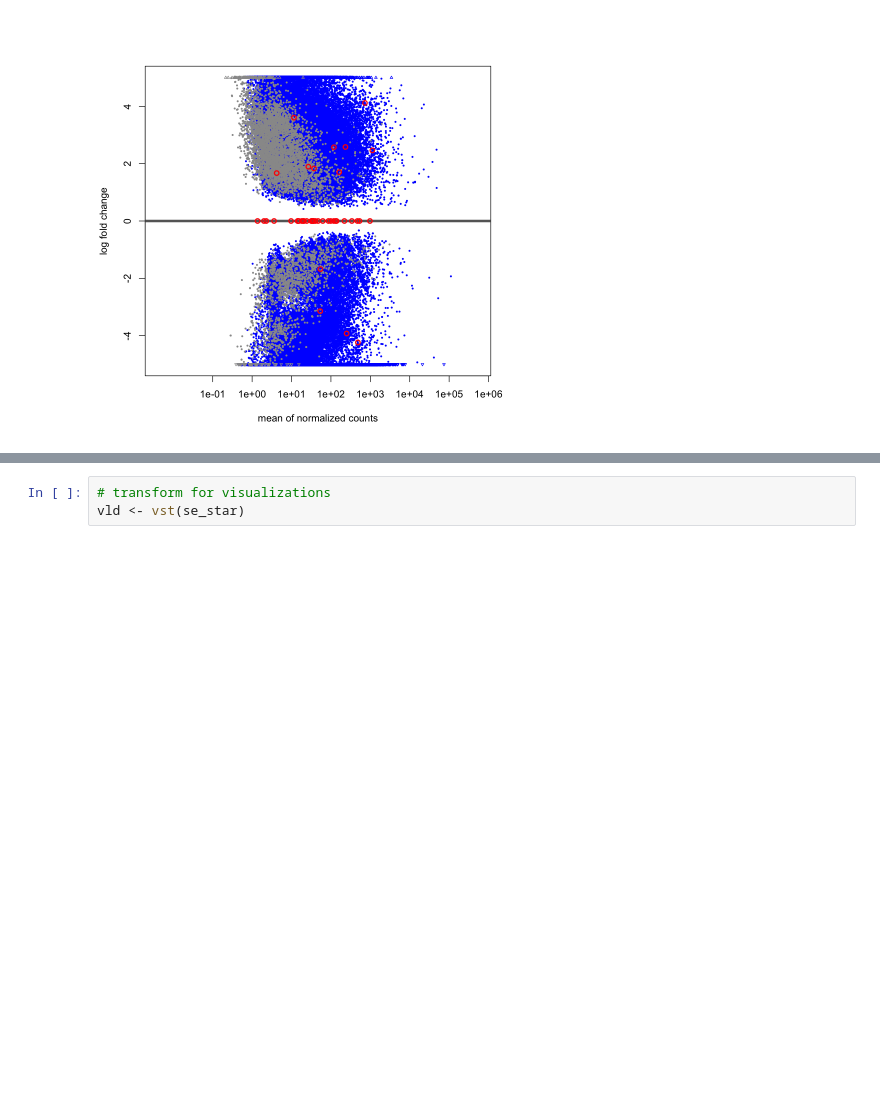
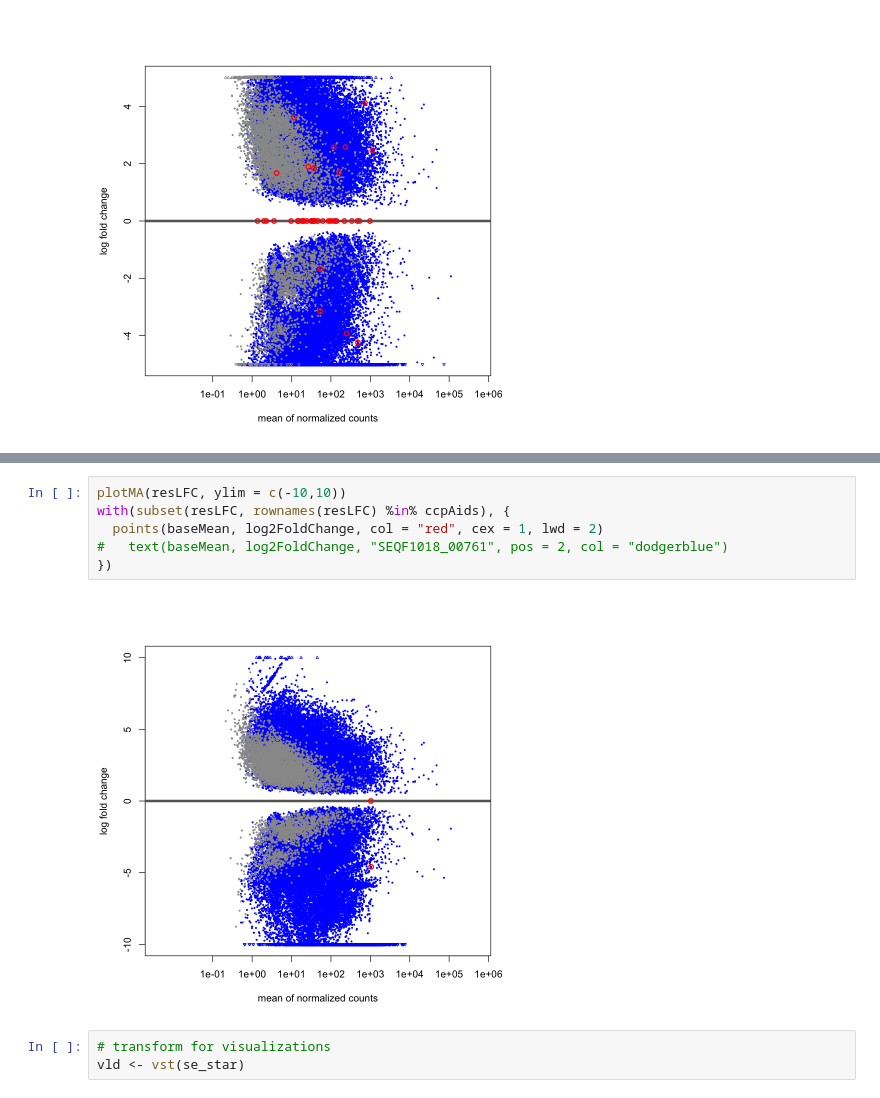
Before and after one commit to aemann01/ads_plaque, a Jupyter notebook: 03-diff_abundance/differential_abundance_PDvPF.ipynb, the cells around one changed output, grey strips where cells are left out. Drawn from its saved outputs; the diff is of its cells as text; blank space fills up the shorter version.

```diff
--- a/03-diff_abundance/differential_abundance_PDvPF.ipynb
+++ b/03-diff_abundance/differential_abundance_PDvPF.ipynb
@@ -174,3 +426,11 @@ with(subset(resLFC, rownames(resLFC) %in% arcAids), {
+# %%
+plotMA(resLFC, ylim = c(-10,10))
+with(subset(resLFC, rownames(resLFC) %in% ccpAids), {
+  points(baseMean, log2FoldChange, col = "red", cex = 1, lwd = 2)
+#   text(baseMean, log2FoldChange, "SEQF1018_00761", pos = 2, col = "dodgerblue")
+})
+# %% [output]
+[figure, added]
 # %%
 # transform for visualizations
 vld <- vst(se_star)
```
Also changed, not shown: parts of 12 cells of this notebook, 7 other files.
